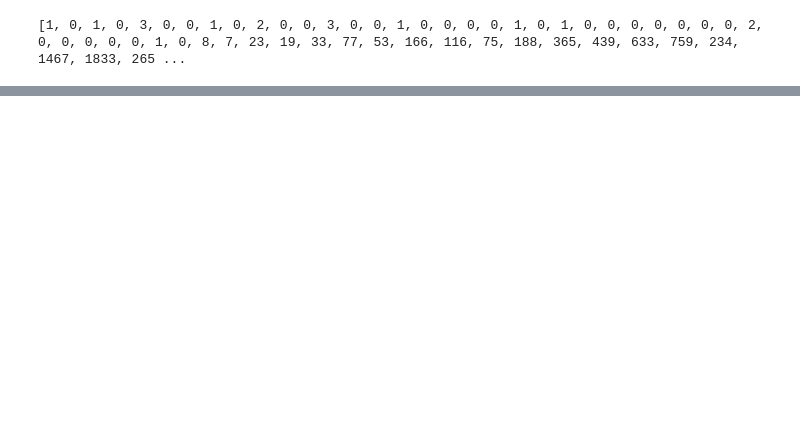
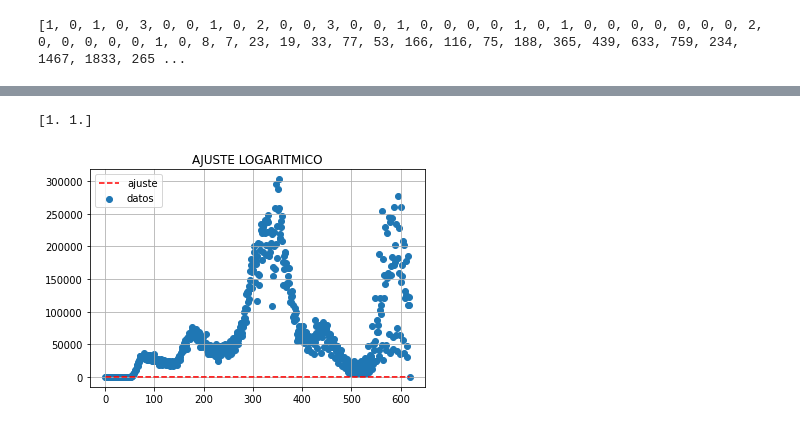
Before and after one commit to Leonel-H29/Facultad, a Jupyter notebook: TP2/TP2.ipynb, the cells around one changed output, grey strips where cells are left out. Saved outputs shown, nothing was run; the diff lists cells and outputs as text; code cells hidden in the pictures; blank space fills up the shorter version.

```diff
--- a/TP2/TP2.ipynb
+++ b/TP2/TP2.ipynb
@@ -166,0 +175,16 @@ pyplot.show()
+# %%
+x = np.arange(len(y))
+y = casosUSA
+
+a,b= optimize.curve_fit(logaritmica,x,y)
+print(a)
+
+plt.plot(x,logaritmica(x,*a), '--', color='red')
+plt.scatter(x,y)
+plt.title('AJUSTE LOGARITMICO')
+plt.legend(('ajuste','datos'), loc='upper left')
+plt.grid()
+plt.show()
+# %% [output]
+[1. 1.]
+[figure, added]
```
Also changed, not shown: parts of 6 cells of this notebook.
